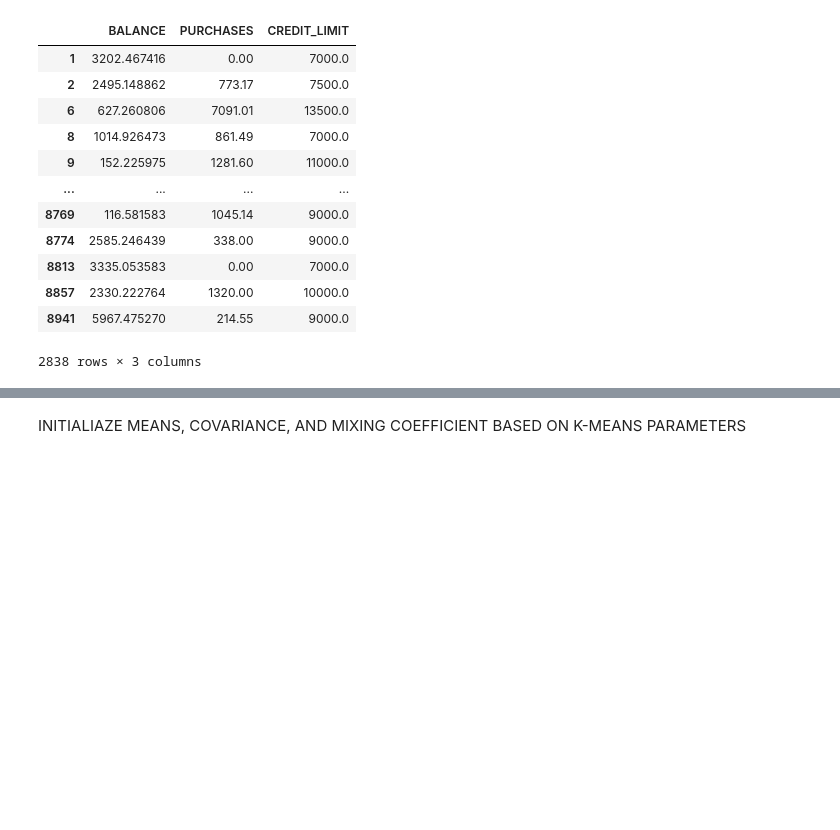
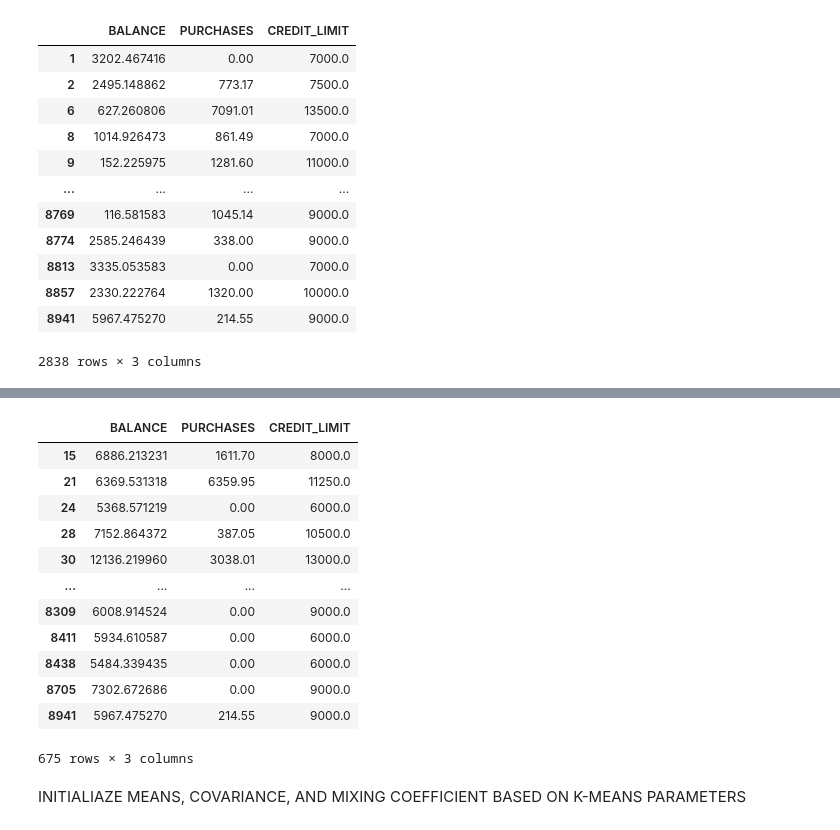
Before and after one commit to kmnvz-mayvez/quiz-machine-learning, a Jupyter notebook: GMM.ipynb, the cells around one changed output, grey strips where cells are left out. Saved outputs shown, nothing was run; the diff lists cells and outputs as text; code cells hidden in the pictures; blank space fills up the shorter version.

```diff
--- a/GMM.ipynb
+++ b/GMM.ipynb
@@ -117,3 +120,19 @@ data.iloc[2:5]
+# %%
+data[data["BALANCE"] > 5000]
+# %% [output]
+|  | BALANCE | PURCHASES | CREDIT_LIMIT |
+| 15 | 6886.213231 | 1611.70 | 8000.0 |
+| 21 | 6369.531318 | 6359.95 | 11250.0 |
+| 24 | 5368.571219 | 0.00 | 6000.0 |
+| 28 | 7152.864372 | 387.05 | 10500.0 |
+| 30 | 12136.219960 | 3038.01 | 13000.0 |
+| ... | ... | ... | ... |
+| 8309 | 6008.914524 | 0.00 | 9000.0 |
+| 8411 | 5934.610587 | 0.00 | 6000.0 |
+| 8438 | 5484.339435 | 0.00 | 6000.0 |
+| 8705 | 7302.672686 | 0.00 | 9000.0 |
+| 8941 | 5967.475270 | 214.55 | 9000.0 |
+675 rows × 3 columns
 # %%
 n_clusters = 5
 # %% [markdown]
```
Also changed, not shown: parts of 5 cells of this notebook.
